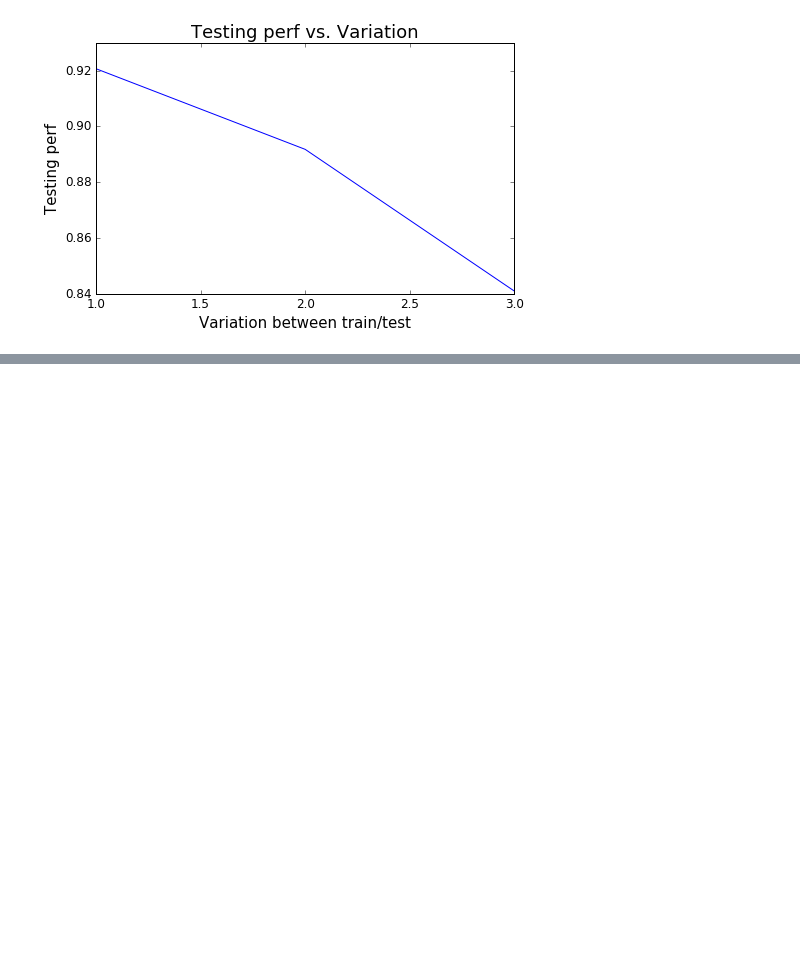
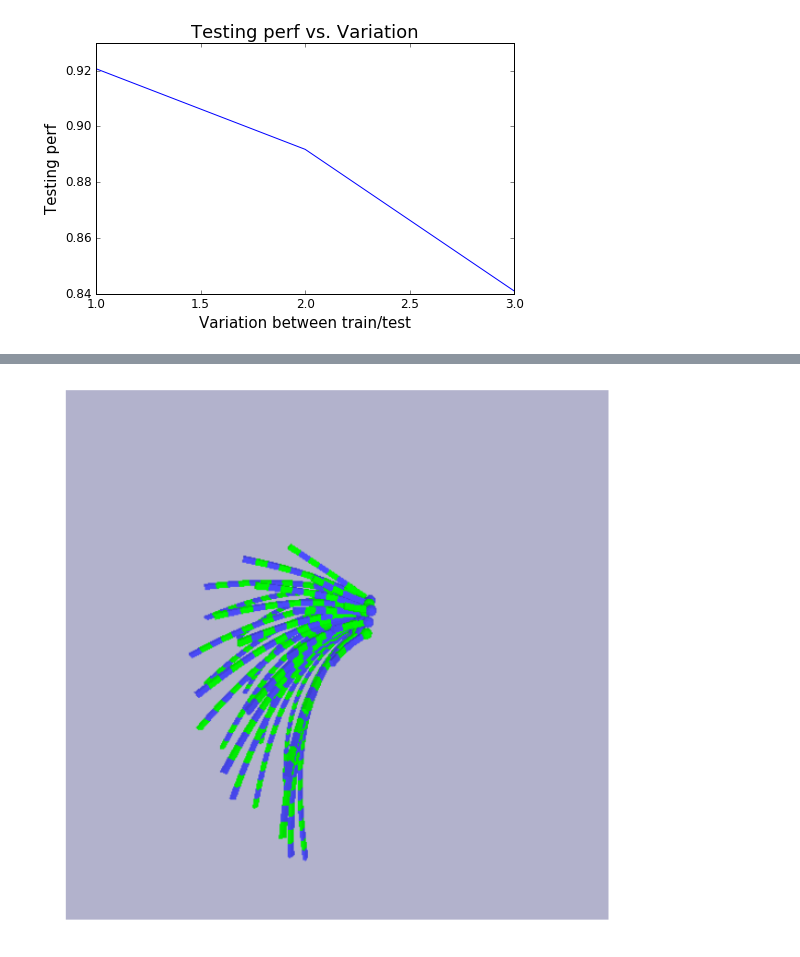
Before and after one commit to neuroailab/barrel, a Jupyter notebook: ipython_note_anlys/dataset_test.ipynb, the cells around one changed output, grey strips where cells are left out. Cells and saved outputs as stored; diff of their text form; code cells hidden in the pictures; blank space fills up the shorter version.

```diff
--- a/ipython_note_anlys/dataset_test.ipynb
+++ b/ipython_note_anlys/dataset_test.ipynb
@@ -662,0 +677,4 @@ Test data loading finished!
+# %%
+show_image('whisker_array_1.png')
+# %% [output]
+[figure, added]
```
Also changed, not shown: parts of 7 cells of this notebook, 3 other files.
